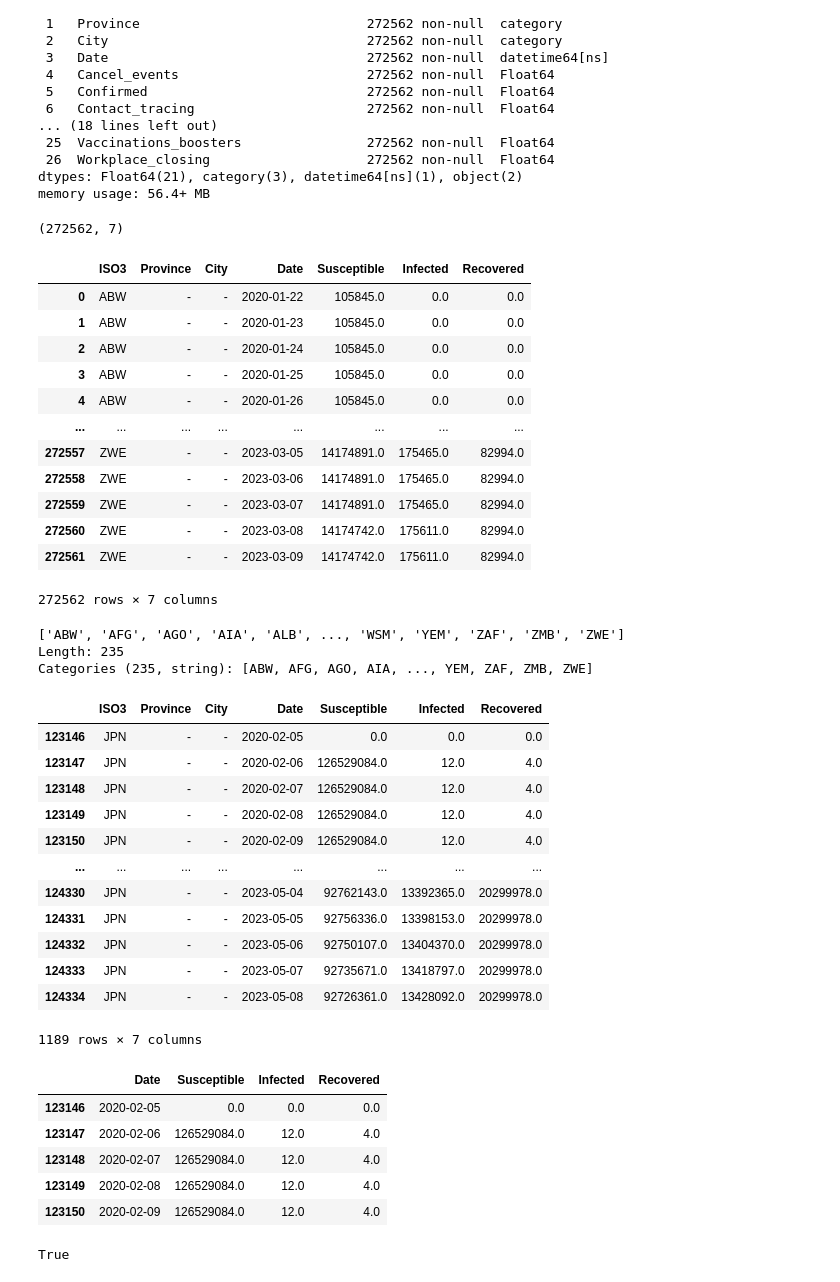
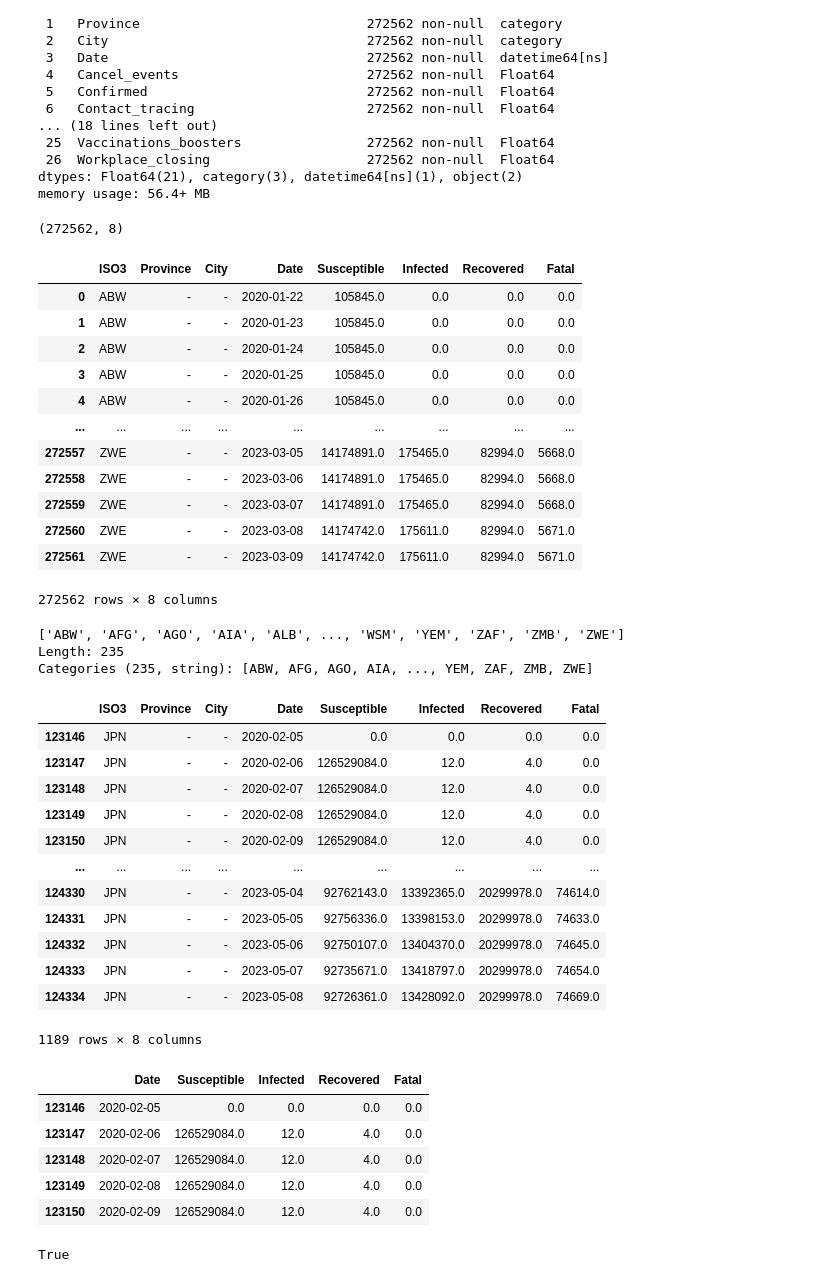
Before and after one commit to Salies/data-driven-des, a Jupyter notebook: sir.ipynb, the cells around one changed output. Drawn from its saved outputs; the diff is of its cells as text; code cells hidden in the pictures.

```diff
--- a/sir.ipynb
+++ b/sir.ipynb
@@ -47,27 +49,27 @@ Data columns (total 27 columns):
 dtypes: Float64(21), category(3), datetime64[ns](1), object(2)
 memory usage: 56.4+ MB
 # %%
-main_variables = ["Susceptible", "Infected", "Recovered"]
+main_variables = ["Susceptible", "Infected", "Recovered", "Fatal"]
 eng.transform()
 eng_all = eng.all(variables=main_variables)
 # %%
 print(eng_all.shape)
 eng_all
 # %% [output]
-(272562, 7)
+(272562, 8)
-|  | ISO3 | Province | City | Date | Susceptible | Infected | Recovered |
-| 0 | ABW | - | - | 2020-01-22 | 105845.0 | 0.0 | 0.0 |
-| 1 | ABW | - | - | 2020-01-23 | 105845.0 | 0.0 | 0.0 |
-| 2 | ABW | - | - | 2020-01-24 | 105845.0 | 0.0 | 0.0 |
-| 3 | ABW | - | - | 2020-01-25 | 105845.0 | 0.0 | 0.0 |
-| 4 | ABW | - | - | 2020-01-26 | 105845.0 | 0.0 | 0.0 |
-| ... | ... | ... | ... | ... | ... | ... | ... |
-| 272557 | ZWE | - | - | 2023-03-05 | 14174891.0 | 175465.0 | 82994.0 |
-| 272558 | ZWE | - | - | 2023-03-06 | 14174891.0 | 175465.0 | 82994.0 |
-| 272559 | ZWE | - | - | 2023-03-07 | 14174891.0 | 175465.0 | 82994.0 |
-| 272560 | ZWE | - | - | 2023-03-08 | 14174742.0 | 175611.0 | 82994.0 |
-| 272561 | ZWE | - | - | 2023-03-09 | 14174742.0 | 175611.0 | 82994.0 |
+|  | ISO3 | Province | City | Date | Susceptible | Infected | Recovered | Fatal |
+| 0 | ABW | - | - | 2020-01-22 | 105845.0 | 0.0 | 0.0 | 0.0 |
+| 1 | ABW | - | - | 2020-01-23 | 105845.0 | 0.0 | 0.0 | 0.0 |
+| 2 | ABW | - | - | 2020-01-24 | 105845.0 | 0.0 | 0.0 | 0.0 |
+| 3 | ABW | - | - | 2020-01-25 | 105845.0 | 0.0 | 0.0 | 0.0 |
+| 4 | ABW | - | - | 2020-01-26 | 105845.0 | 0.0 | 0.0 | 0.0 |
+| ... | ... | ... | ... | ... | ... | ... | ... | ... |
+| 272557 | ZWE | - | - | 2023-03-05 | 14174891.0 | 175465.0 | 82994.0 | 5668.0 |
+| 272558 | ZWE | - | - | 2023-03-06 | 14174891.0 | 175465.0 | 82994.0 | 5668.0 |
+| 272559 | ZWE | - | - | 2023-03-07 | 14174891.0 | 175465.0 | 82994.0 | 5668.0 |
+| 272560 | ZWE | - | - | 2023-03-08 | 14174742.0 | 175611.0 | 82994.0 | 5671.0 |
+| 272561 | ZWE | - | - | 2023-03-09 | 14174742.0 | 175611.0 | 82994.0 | 5671.0 |
-272562 rows × 7 columns
+272562 rows × 8 columns
 # %%
 eng_all['ISO3'].unique()
 # %% [output]
@@ -78,29 +80,29 @@ Categories (235, string): [ABW, AFG, AGO, AIA, ..., YEM, ZAF, ZMB, ZWE]
 # check how many eng['ISO3'] == 'JPN'
 eng_all[eng_all['ISO3'] == 'JPN']
 # %% [output]
-|  | ISO3 | Province | City | Date | Susceptible | Infected | Recovered |
-| 123146 | JPN | - | - | 2020-02-05 | 0.0 | 0.0 | 0.0 |
-| 123147 | JPN | - | - | 2020-02-06 | 126529084.0 | 12.0 | 4.0 |
-| 123148 | JPN | - | - | 2020-02-07 | 126529084.0 | 12.0 | 4.0 |
-| 123149 | JPN | - | - | 2020-02-08 | 126529084.0 | 12.0 | 4.0 |
-| 123150 | JPN | - | - | 2020-02-09 | 126529084.0 | 12.0 | 4.0 |
-| ... | ... | ... | ... | ... | ... | ... | ... |
-| 124330 | JPN | - | - | 2023-05-04 | 92762143.0 | 13392365.0 | 20299978.0 |
-| 124331 | JPN | - | - | 2023-05-05 | 92756336.0 | 13398153.0 | 20299978.0 |
-| 124332 | JPN | - | - | 2023-05-06 | 92750107.0 | 13404370.0 | 20299978.0 |
-| 124333 | JPN | - | - | 2023-05-07 | 92735671.0 | 13418797.0 | 20299978.0 |
-| 124334 | JPN | - | - | 2023-05-08 | 92726361.0 | 13428092.0 | 20299978.0 |
+|  | ISO3 | Province | City | Date | Susceptible | Infected | Recovered | Fatal |
+| 123146 | JPN | - | - | 2020-02-05 | 0.0 | 0.0 | 0.0 | 0.0 |
+| 123147 | JPN | - | - | 2020-02-06 | 126529084.0 | 12.0 | 4.0 | 0.0 |
+| 123148 | JPN | - | - | 2020-02-07 | 126529084.0 | 12.0 | 4.0 | 0.0 |
+| 123149 | JPN | - | - | 2020-02-08 | 126529084.0 | 12.0 | 4.0 | 0.0 |
+| 123150 | JPN | - | - | 2020-02-09 | 126529084.0 | 12.0 | 4.0 | 0.0 |
+| ... | ... | ... | ... | ... | ... | ... | ... | ... |
+| 124330 | JPN | - | - | 2023-05-04 | 92762143.0 | 13392365.0 | 20299978.0 | 74614.0 |
+| 124331 | JPN | - | - | 2023-05-05 | 92756336.0 | 13398153.0 | 20299978.0 | 74633.0 |
+| 124332 | JPN | - | - | 2023-05-06 | 92750107.0 | 13404370.0 | 20299978.0 | 74645.0 |
+| 124333 | JPN | - | - | 2023-05-07 | 92735671.0 | 13418797.0 | 20299978.0 | 74654.0 |
+| 124334 | JPN | - | - | 2023-05-08 | 92726361.0 | 13428092.0 | 20299978.0 | 74669.0 |
-1189 rows × 7 columns
+1189 rows × 8 columns
 # %%
-data = eng_all[eng_all['ISO3'] == 'JPN'][['Date', 'Susceptible', 'Infected', 'Recovered']]
+data = eng_all[eng_all['ISO3'] == 'JPN'][['Date', 'Susceptible', 'Infected', 'Recovered', 'Fatal']]
 data.head()
 # %% [output]
-|  | Date | Susceptible | Infected | Recovered |
-| 123146 | 2020-02-05 | 0.0 | 0.0 | 0.0 |
-| 123147 | 2020-02-06 | 126529084.0 | 12.0 | 4.0 |
-| 123148 | 2020-02-07 | 126529084.0 | 12.0 | 4.0 |
-| 123149 | 2020-02-08 | 126529084.0 | 12.0 | 4.0 |
-| 123150 | 2020-02-09 | 126529084.0 | 12.0 | 4.0 |
+|  | Date | Susceptible | Infected | Recovered | Fatal |
+| 123146 | 2020-02-05 | 0.0 | 0.0 | 0.0 | 0.0 |
+| 123147 | 2020-02-06 | 126529084.0 | 12.0 | 4.0 | 0.0 |
+| 123148 | 2020-02-07 | 126529084.0 | 12.0 | 4.0 | 0.0 |
+| 123149 | 2020-02-08 | 126529084.0 | 12.0 | 4.0 | 0.0 |
+| 123150 | 2020-02-09 | 126529084.0 | 12.0 | 4.0 | 0.0 |
 # %%
 # checando se data está crescente
 data['Date'].is_monotonic_increasing
```
Also changed, not shown: parts of 2 cells of this notebook.
